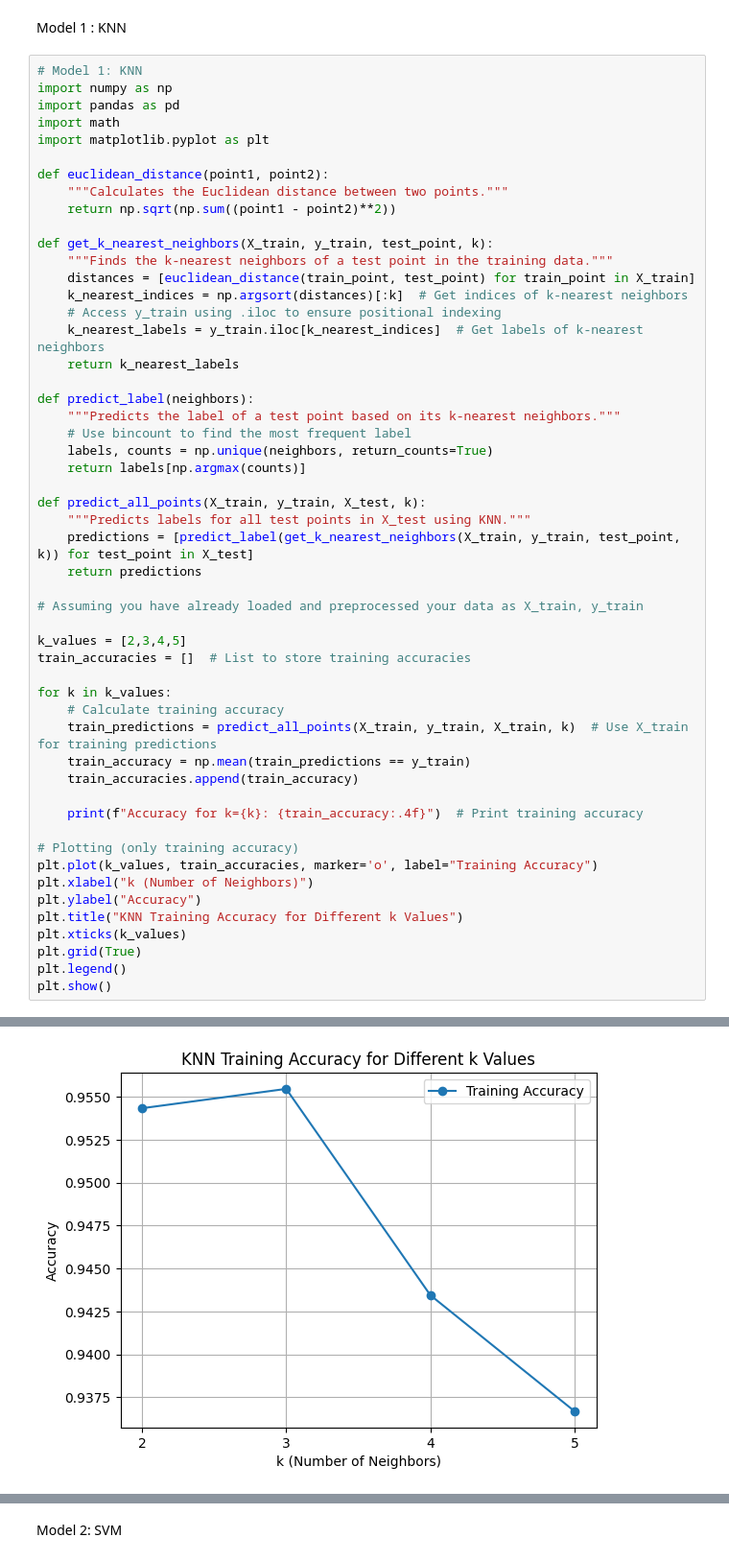
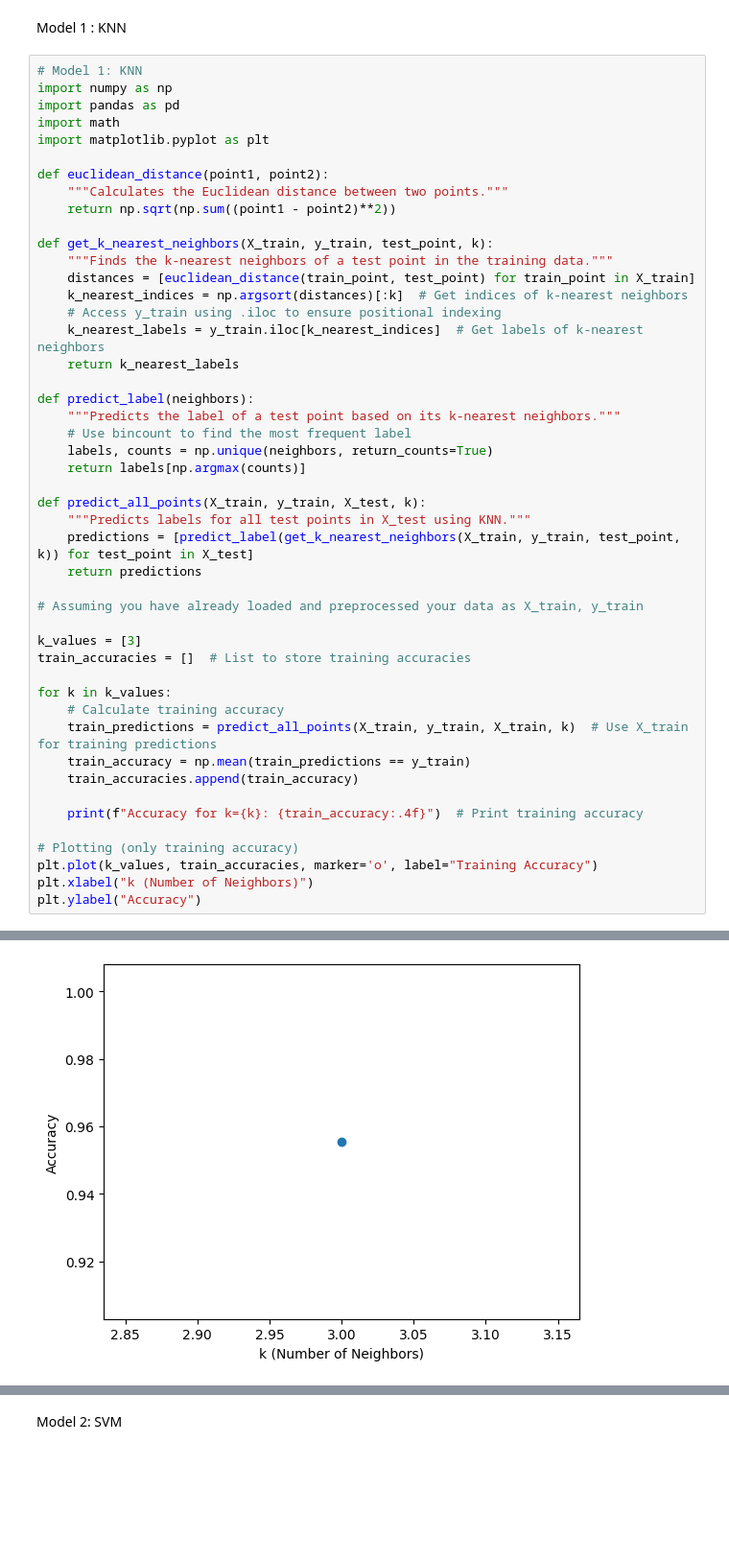
Before and after one commit to Saumi18/Music-Genre-Classification, a Jupyter notebook: Music_Genre_Classification.ipynb, the cells around one changed output, grey strips where cells are left out. Shown at 96% size. Saved outputs shown, nothing was run; the diff lists cells and outputs as text; blank space fills up the shorter version.

```diff
--- a/Music_Genre_Classification.ipynb
+++ b/Music_Genre_Classification.ipynb
@@ -89,7 +93,7 @@ def predict_all_points(X_train, y_train, X_test, k):
 
 # Assuming you have already loaded and preprocessed your data as X_train, y_train
 
-k_values = [2,3,4,5]
+k_values = [3]
 train_accuracies = []  # List to store training accuracies
 
 for k in k_values:
@@ -104,9 +108,4 @@ for k in k_values:
 plt.plot(k_values, train_accuracies, marker='o', label="Training Accuracy")
 plt.xlabel("k (Number of Neighbors)")
 plt.ylabel("Accuracy")
-plt.title("KNN Training Accuracy for Different k Values")
-plt.xticks(k_values)
-plt.grid(True)
-plt.legend()
-plt.show()
 # %% [output]
@@ -127 +114 @@ Text(0.5, 1.0, 'KNN Training Accuracy for Different k Values')
-[figure, old version]
+[figure, new version]
```
Also changed, not shown: parts of 8 cells of this notebook.
